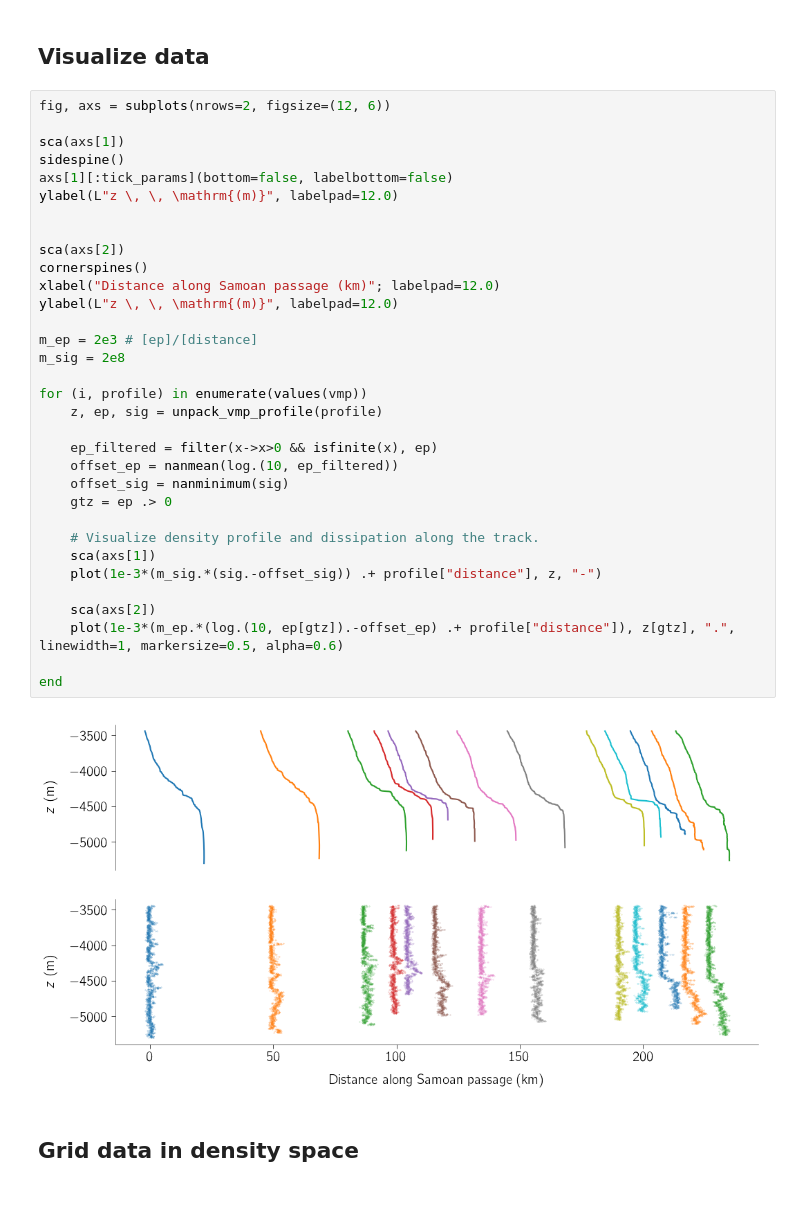
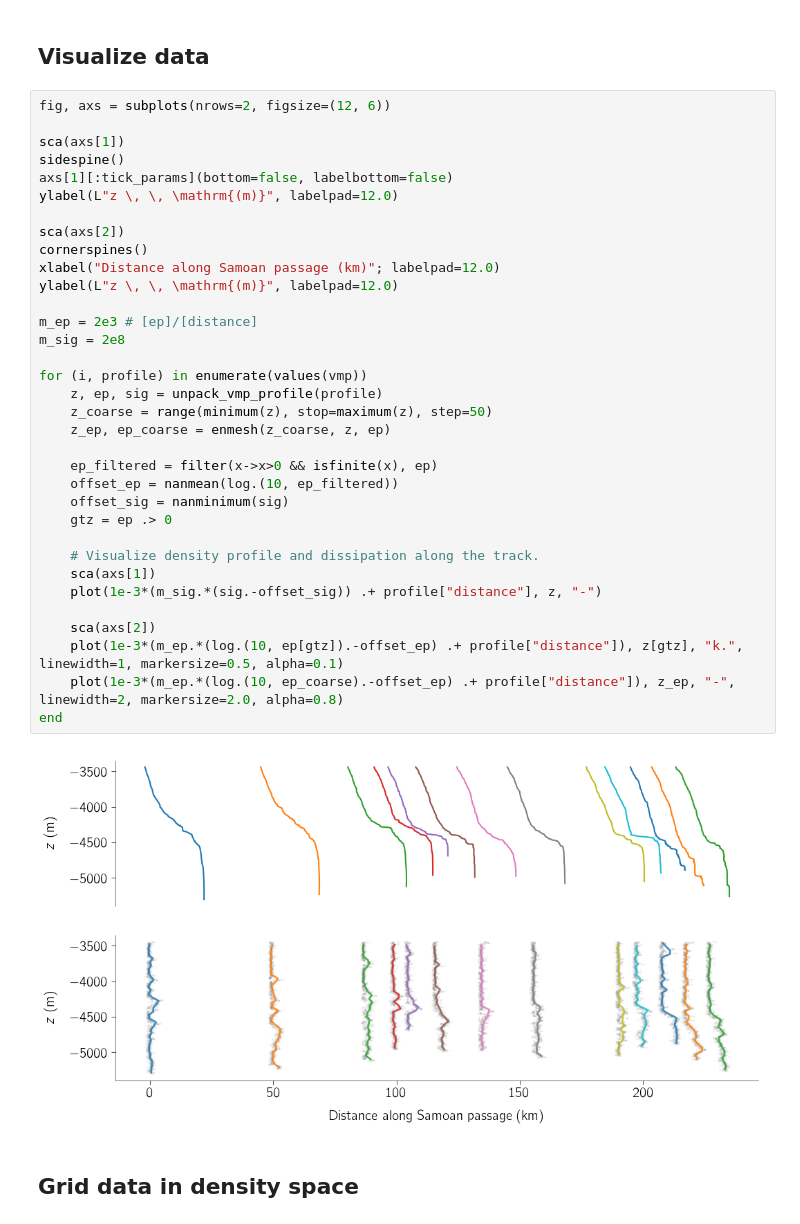
Before and after one commit to glwagner/SqueezeDispersionGRL, a Jupyter notebook: notebooks/analysis.ipynb, the cells around one changed output. Saved outputs shown, nothing was run; the diff lists cells and outputs as text.

```diff
--- a/notebooks/analysis.ipynb
+++ b/notebooks/analysis.ipynb
@@ -173,36 +361,37 @@ SP1_Line9_112 (-8.61 N, -168.73 W) | x:  156.14 km, z: (-5079, -3442) meters, σ
 fig, axs = subplots(nrows=2, figsize=(12, 6))
 
 sca(axs[1])
 sidespine()
 axs[1][:tick_params](bottom=false, labelbottom=false)
 ylabel(L"z \, \, \mathrm{(m)}", labelpad=12.0)
-
 
 sca(axs[2])
 cornerspines()
 xlabel("Distance along Samoan passage (km)"; labelpad=12.0)
 ylabel(L"z \, \, \mathrm{(m)}", labelpad=12.0)
 
 m_ep = 2e3 # [ep]/[distance]
 m_sig = 2e8
 
 for (i, profile) in enumerate(values(vmp))
     z, ep, sig = unpack_vmp_profile(profile)
+    z_coarse = range(minimum(z), stop=maximum(z), step=50)
+    z_ep, ep_coarse = enmesh(z_coarse, z, ep)
 
     ep_filtered = filter(x->x>0 && isfinite(x), ep)
     offset_ep = nanmean(log.(10, ep_filtered))
     offset_sig = nanminimum(sig)
     gtz = ep .> 0
 
     # Visualize density profile and dissipation along the track.
     sca(axs[1])
     plot(1e-3*(m_sig.*(sig.-offset_sig)) .+ profile["distance"], z, "-")
 
     sca(axs[2])
-    plot(1e-3*(m_ep.*(log.(10, ep[gtz]).-offset_ep) .+ profile["distance"]), z[gtz], ".", linewidth=1, markersize=0.5, alpha=0.6)
-
+    plot(1e-3*(m_ep.*(log.(10, ep[gtz]).-offset_ep) .+ profile["distance"]), z[gtz], "k.", linewidth=1, markersize=0.5, alpha=0.1)
+    plot(1e-3*(m_ep.*(log.(10, ep_coarse).-offset_ep) .+ profile["distance"]), z_ep, "-", linewidth=2, markersize=2.0, alpha=0.8)
 end
 # %% [output]
-[figure, old version]
+[figure, new version]
 # %% [markdown]
 ## Grid data in density space
```
Also changed, not shown: parts of 10 cells of this notebook, 4 other files.
